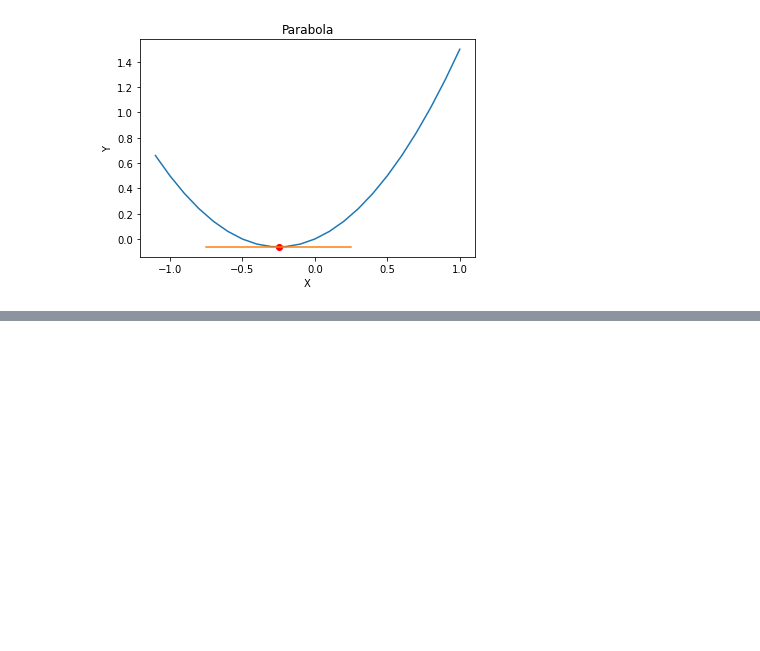
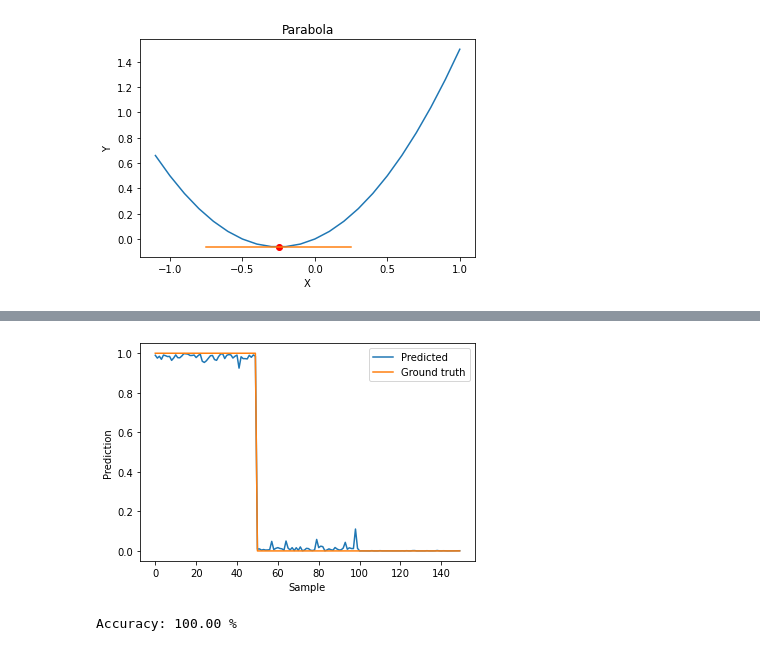
Before and after one commit to bmanek/MachineLearning, a Jupyter notebook: iris_dataset.ipynb, the cells around one changed output, grey strips where cells are left out. Cells and saved outputs as stored; diff of their text form; code cells hidden in the pictures; blank space fills up the shorter version.

```diff
--- a/iris_dataset.ipynb
+++ b/iris_dataset.ipynb
@@ -84,0 +168,27 @@ Text(0.5, 1.0, 'Parabola')
+# %%
+predictions = []
+
+m = len(x_train_samples)
+correct = 0
+for i in range(m):
+  sample = x_train_samples[i]
+  value = predict(sample)
+  predictions.append(value)
+  if value >= 0.5:
+    value = 1
+  else:
+    value = 0
+  if value == y_train_samples[i]:
+    correct = correct + 1.0
+
+plot.plot(range(m), predictions, label='Predicted')
+plot.plot(range(m), y_train_samples, label='Ground truth')
+plot.ylabel('Prediction')
+plot.xlabel('Sample')
+plot.legend(loc='best')
+plot.show()
+
+print('Accuracy: %.2f %%' % (100 * correct/m))
+# %% [output]
+[figure, added]
+Accuracy: 100.00 %
```
Also changed, not shown: parts of 7 cells of this notebook.
